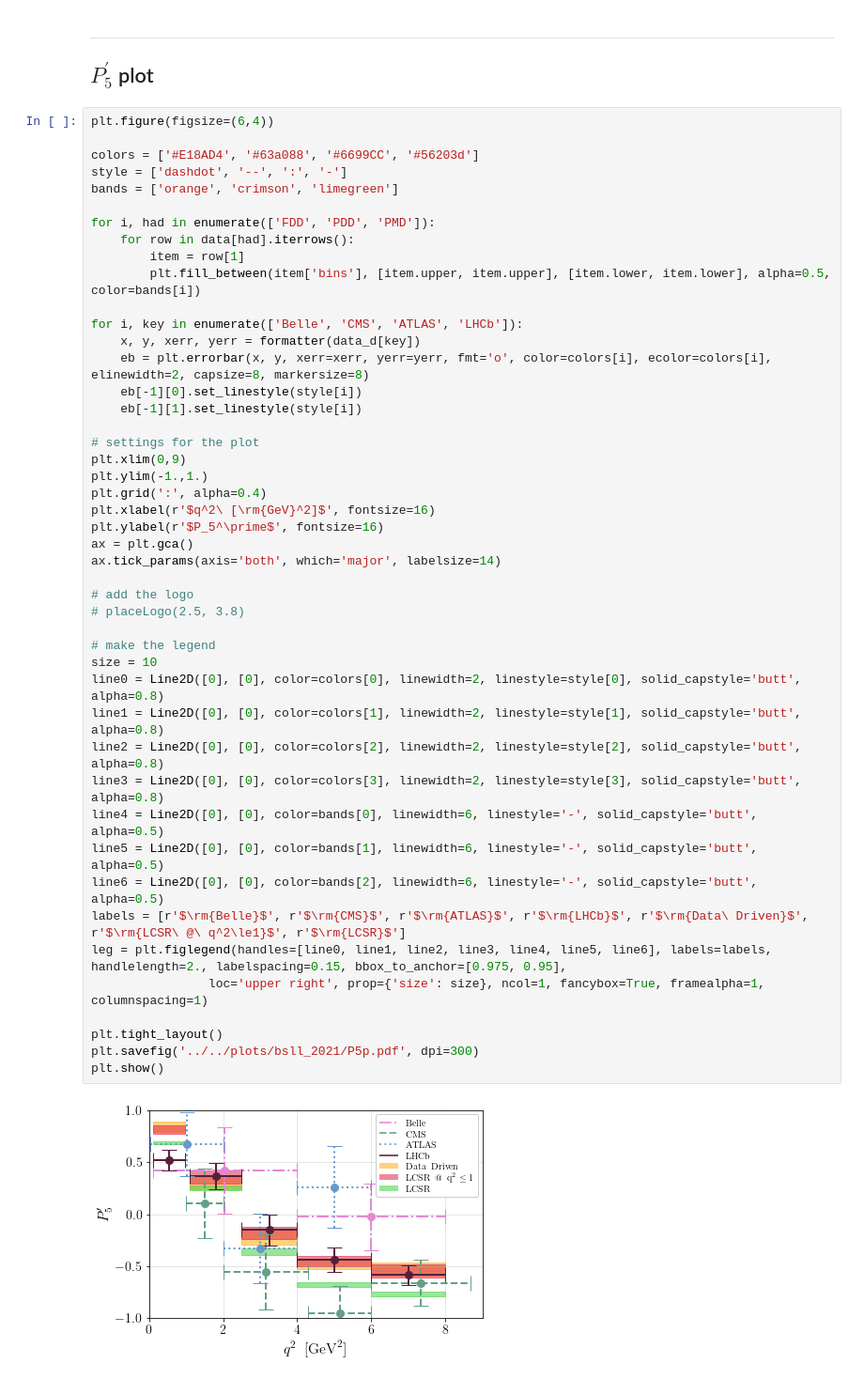
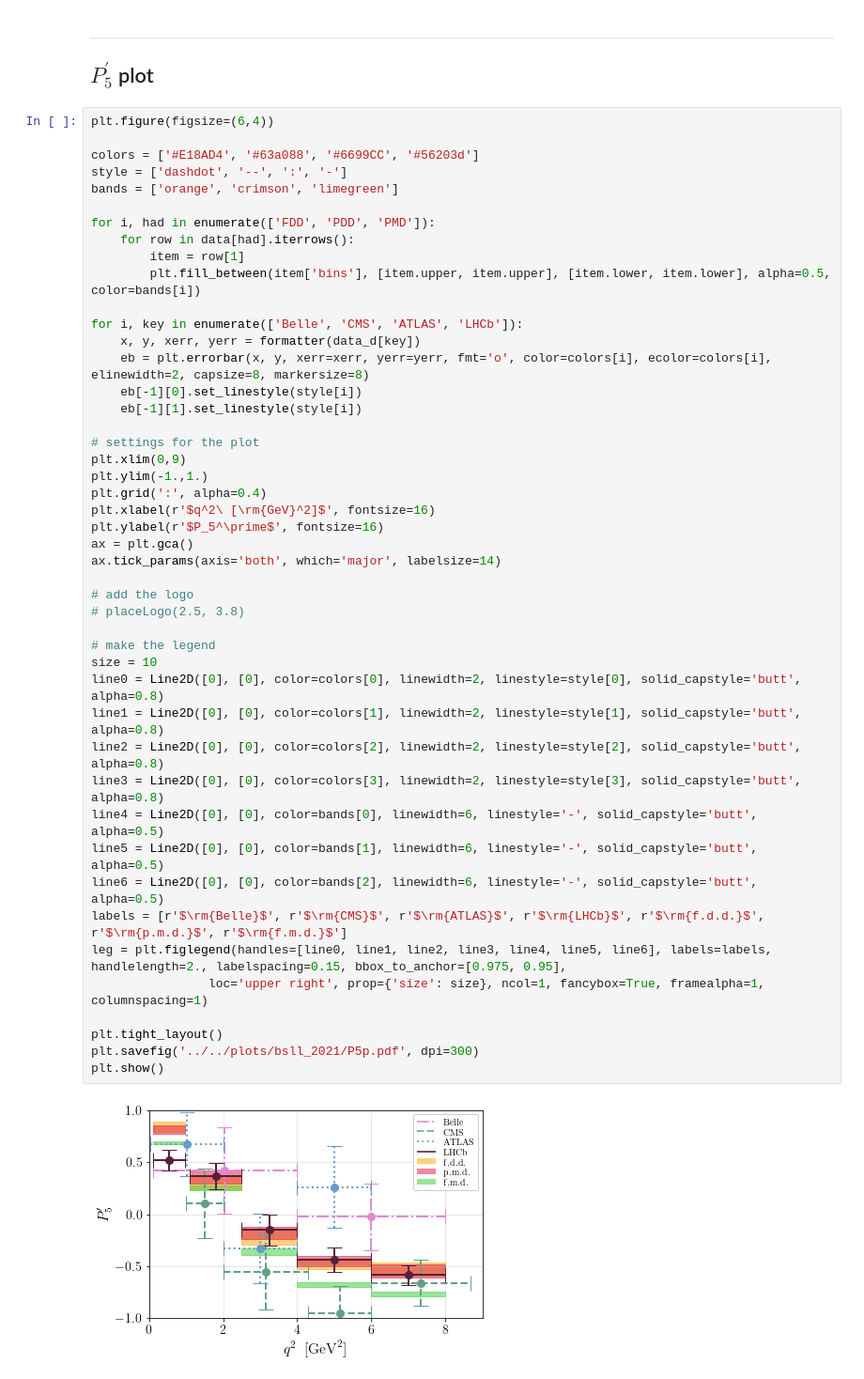
Before and after one commit to talismanbrandi/Plotting, a Jupyter notebook: notebooks/bsll_2021/P5p.ipynb, the cells around one changed output. Shown at 94% size. Cells and saved outputs as stored; diff of their text form.

```diff
--- a/notebooks/bsll_2021/P5p.ipynb
+++ b/notebooks/bsll_2021/P5p.ipynb
@@ -138,32 +138,32 @@ for i, key in enumerate(['Belle', 'CMS', 'ATLAS', 'LHCb']):
     eb[-1][1].set_linestyle(style[i])
 
 # settings for the plot
 plt.xlim(0,9)
 plt.ylim(-1.,1.)
 plt.grid(':', alpha=0.4)
 plt.xlabel(r'$q^2\ [\rm{GeV}^2]$', fontsize=16)
 plt.ylabel(r'$P_5^\prime$', fontsize=16)
 ax = plt.gca()
 ax.tick_params(axis='both', which='major', labelsize=14)
 
 # add the logo
 # placeLogo(2.5, 3.8)
 
 # make the legend
 size = 10
 line0 = Line2D([0], [0], color=colors[0], linewidth=2, linestyle=style[0], solid_capstyle='butt', alpha=0.8)
 line1 = Line2D([0], [0], color=colors[1], linewidth=2, linestyle=style[1], solid_capstyle='butt', alpha=0.8)
 line2 = Line2D([0], [0], color=colors[2], linewidth=2, linestyle=style[2], solid_capstyle='butt', alpha=0.8)
 line3 = Line2D([0], [0], color=colors[3], linewidth=2, linestyle=style[3], solid_capstyle='butt', alpha=0.8)
 line4 = Line2D([0], [0], color=bands[0], linewidth=6, linestyle='-', solid_capstyle='butt', alpha=0.5)
 line5 = Line2D([0], [0], color=bands[1], linewidth=6, linestyle='-', solid_capstyle='butt', alpha=0.5)
 line6 = Line2D([0], [0], color=bands[2], linewidth=6, linestyle='-', solid_capstyle='butt', alpha=0.5)
-labels = [r'$\rm{Belle}$', r'$\rm{CMS}$', r'$\rm{ATLAS}$', r'$\rm{LHCb}$', r'$\rm{Data\ Driven}$', r'$\rm{LCSR\ @\ q^2\le1}$', r'$\rm{LCSR}$']
+labels = [r'$\rm{Belle}$', r'$\rm{CMS}$', r'$\rm{ATLAS}$', r'$\rm{LHCb}$', r'$\rm{f.d.d.}$', r'$\rm{p.m.d.}$', r'$\rm{f.m.d.}$']
 leg = plt.figlegend(handles=[line0, line1, line2, line3, line4, line5, line6], labels=labels, handlelength=2., labelspacing=0.15, bbox_to_anchor=[0.975, 0.95],
                 loc='upper right', prop={'size': size}, ncol=1, fancybox=True, framealpha=1, columnspacing=1)
 
 plt.tight_layout()
 plt.savefig('../../plots/bsll_2021/P5p.pdf', dpi=300)
 plt.show()
 # %% [output]
-[figure, old version]
+[figure, new version]
```
Also changed, not shown: 11 other files.
